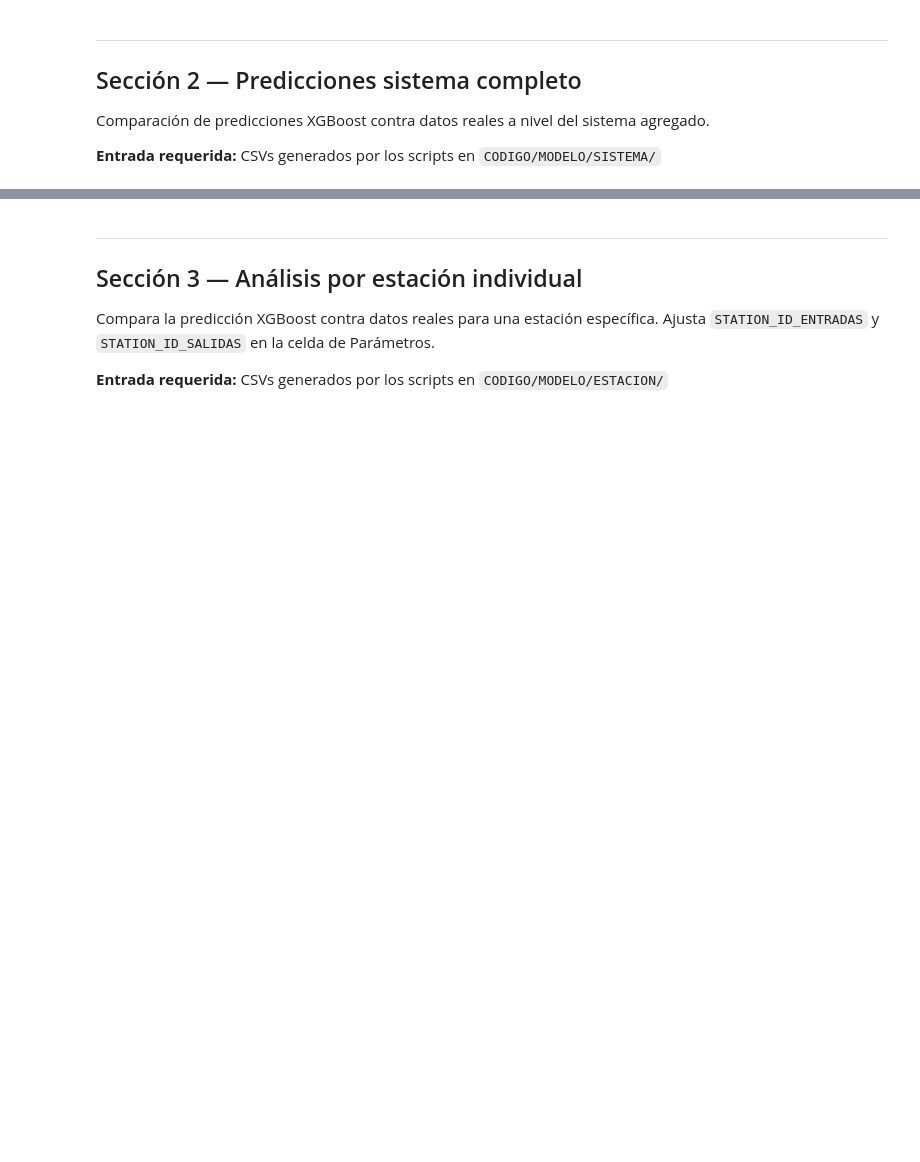
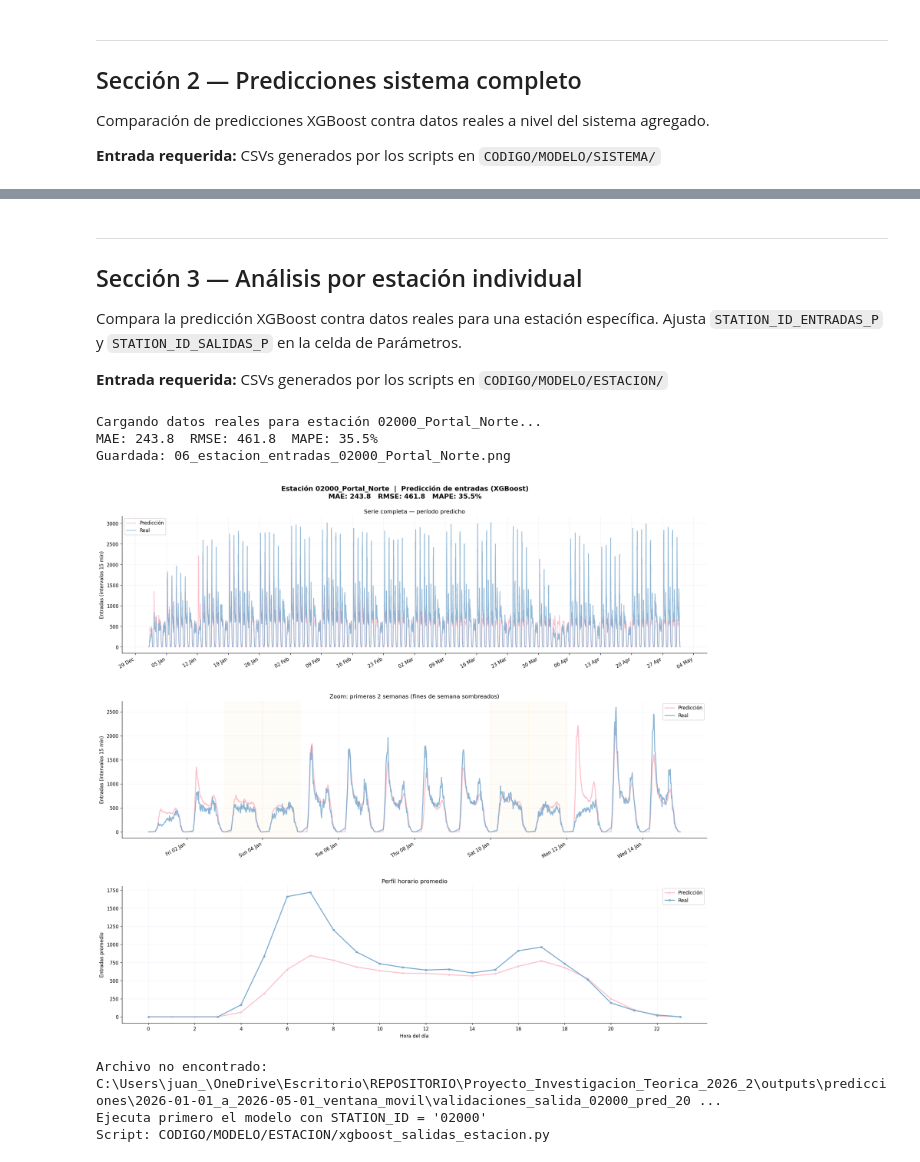
Before and after one commit to JuanR12/Proyecto_Investigacion_Teorica_2026_2, a Jupyter notebook: NOTEBOOKS/visualizaciones.ipynb, the cells around one changed output, grey strips where cells are left out. Drawn from its saved outputs; the diff is of its cells as text; code cells hidden in the pictures; blank space fills up the shorter version.

Commit message:
corrección de jupyter de visualizaciones

```diff
--- a/NOTEBOOKS/visualizaciones.ipynb
+++ b/NOTEBOOKS/visualizaciones.ipynb
@@ -63,8 +68,10 @@ AÑOS_HISTORICO = [2019, 2022, 2023, 2024, 2025]
 
 # ID de estación para las gráficas por estación individual (Sección 3)
 # IDs válidos en: outputs/catalogo_estaciones.parquet → columna station_id
-STATION_ID_ENTRADAS = "07107"
+STATION_ID_ENTRADAS = "02000"
 STATION_ID_SALIDAS  = "02000"
+STATION_ID_ENTRADAS_P = "02000_Portal_Norte"
+STATION_ID_SALIDAS_P = "02000_Portal_Norte"
 
 # Archivos CSV con predicciones del sistema completo (deben estar en outputs/predicciones/)
 CSV_PRED_ENTRADAS = "predicciones_2025_prueba.csv"
@@ -358,7 +384,7 @@ else:
 ## Sección 3 — Análisis por estación individual
 
 Compara la predicción XGBoost contra datos reales para una estación específica.
-Ajusta `STATION_ID_ENTRADAS` y `STATION_ID_SALIDAS` en la celda de Parámetros.
+Ajusta `STATION_ID_ENTRADAS_P` y `STATION_ID_SALIDAS_P` en la celda de Parámetros.
 
 **Entrada requerida:** CSVs generados por los scripts en `CODIGO/MODELO/ESTACION/`
 # %%
@@ -366,10 +392,10 @@ Ajusta `STATION_ID_ENTRADAS` y `STATION_ID_SALIDAS` en la celda de Parámetros.
 # Incluye serie completa, zoom 2 semanas y perfil horario (si hay datos reales).
 plt.close("all")
 
-RUTA_PRED_EST_E = RUTA_PREDS / f"validaciones_entrada_{STATION_ID_ENTRADAS}_pred_2025.csv"
+RUTA_PRED_EST_E = RUTA_PREDS_2026 / f"entradas_{STATION_ID_ENTRADAS_P}.csv"
 if not RUTA_PRED_EST_E.exists():
     print(f"Archivo no encontrado: {RUTA_PRED_EST_E}")
-    print(f"Ejecuta primero el modelo con STATION_ID = '{STATION_ID_ENTRADAS}'")
+    print(f"Ejecuta primero el modelo con STATION_ID = '{STATION_ID_ENTRADAS_P}'")
     print("Script: CODIGO/MODELO/ESTACION/xgboost_entradas_estacion.py")
 else:
     pred_est_e = (pd.read_csv(RUTA_PRED_EST_E, parse_dates=["datetime"])
@@ -377,7 +403,7 @@ else:
     INICIO_EST_E = pred_est_e["datetime"].min()
     FIN_EST_E    = pred_est_e["datetime"].max()
 
-    print(f"Cargando datos reales para estación {STATION_ID_ENTRADAS}...")
+    print(f"Cargando datos reales para estación {STATION_ID_ENTRADAS_P}...")
     partes_e = []
     for archivo in sorted(glob.glob(str(RUTA_PARQUET / "*-entradas.parquet"))):
         df_m = pd.read_parquet(archivo)
@@ -416,7 +442,7 @@ else:
 
     n_p = 3 if (comp_e is not None and len(comp_e) > 0) else 2
     fig, axes = plt.subplots(n_p, 1, figsize=(22, 6 * n_p))
-    titulo = f"Estación {STATION_ID_ENTRADAS}  |  Predicción de entradas (XGBoost)"
+    titulo = f"Estación {STATION_ID_ENTRADAS_P}  |  Predicción de entradas (XGBoost)"
     if mae_e is not None:
         titulo += f"\nMAE: {mae_e:,.1f}   RMSE: {rmse_e:,.1f}   MAPE: {mape_e:.1f}%"
     fig.suptitle(titulo, fontsize=14, fontweight="bold")
@@ -449,43 +475,48 @@ else:
             ax.axvspan(fecha, fecha + pd.Timedelta(days=1),
                        alpha=0.15, color=COLOR_FDS, zorder=0)
     ax.set_title("Zoom: primeras 2 semanas (fines de semana sombreados)")
     ax.set_ylabel("Entradas (intervalos 15 min)")
     ax.xaxis.set_major_formatter(mdates.DateFormatter("%a %d %b"))
     ax.xaxis.set_major_locator(mdates.DayLocator(interval=2))
     plt.setp(ax.xaxis.get_majorticklabels(), rotation=30, ha="right")
     ax.legend()
     ax.grid(True, alpha=0.2, color=COLOR_ACC)
 
     if n_p == 3 and comp_e is not None:
         perfil_h_pred = pred_est_e.groupby(pred_est_e["datetime"].dt.hour)["prediccion"].mean()
         perfil_h_real = comp_e.groupby(comp_e["datetime"].dt.hour)["entradas"].mean()
         ax = axes[2]
         ax.plot(perfil_h_pred.index, perfil_h_pred.values,
                 color=COLOR_PRED, lw=2, marker="o", ms=3, label="Predicción")
         ax.plot(perfil_h_real.index, perfil_h_real.values,
                 color=COLOR_REAL, lw=2, marker="s", ms=3, label="Real")
         ax.set_title("Perfil horario promedio")
         ax.set_xlabel("Hora del día")
         ax.set_ylabel("Entradas promedio")
         ax.set_xticks(range(0, 24, 2))
         ax.legend()
         ax.grid(True, alpha=0.2, color=COLOR_ACC)
 
     fig.subplots_adjust(top=0.93, hspace=0.35)
     if GUARDAR_FIGURAS:
-        salida = RUTA_FIGURAS / f"06_estacion_entradas_{STATION_ID_ENTRADAS}.png"
+        salida = RUTA_FIGURAS / f"06_estacion_entradas_{STATION_ID_ENTRADAS_P}.png"
         plt.savefig(salida, dpi=150, bbox_inches="tight")
         print(f"Guardada: {salida.name}")
     plt.show()
+# %% [output]
+Cargando datos reales para estación 02000_Portal_Norte...
+MAE: 243.8  RMSE: 461.8  MAPE: 35.5%
+Guardada: 06_estacion_entradas_02000_Portal_Norte.png
+[figure, added]
 # %%
 # Gráfica 7 — Predicción por estación: salidas
 # Misma estructura que la celda anterior pero para flujos de salida.
 plt.close("all")
 
-RUTA_PRED_EST_S = RUTA_PREDS / f"validaciones_salida_{STATION_ID_SALIDAS}_pred_2025.csv"
+RUTA_PRED_EST_S = RUTA_PREDS_2026 / f"salidas_{STATION_ID_SALIDAS_P}.csv"
 if not RUTA_PRED_EST_S.exists():
     print(f"Archivo no encontrado: {RUTA_PRED_EST_S}")
-    print(f"Ejecuta primero el modelo con STATION_ID = '{STATION_ID_SALIDAS}'")
+    print(f"Ejecuta primero el modelo con STATION_ID = '{STATION_ID_SALIDAS_P}'")
     print("Script: CODIGO/MODELO/ESTACION/xgboost_salidas_estacion.py")
 else:
     pred_est_s = (pd.read_csv(RUTA_PRED_EST_S, parse_dates=["datetime"])
@@ -532,7 +563,7 @@ else:
 
     n_p = 3 if (comp_s is not None and len(comp_s) > 0) else 2
     fig, axes = plt.subplots(n_p, 1, figsize=(22, 6 * n_p))
-    titulo = f"Estación {STATION_ID_SALIDAS}  |  Predicción de salidas (XGBoost)"
+    titulo = f"Estación {STATION_ID_SALIDAS_P}  |  Predicción de salidas (XGBoost)"
     if mae_s is not None:
         titulo += f"\nMAE: {mae_s:,.1f}   RMSE: {rmse_s:,.1f}   MAPE: {mape_s:.1f}%"
     fig.suptitle(titulo, fontsize=14, fontweight="bold")
@@ -589,7 +620,11 @@ else:
 
     fig.subplots_adjust(top=0.93, hspace=0.35)
     if GUARDAR_FIGURAS:
-        salida = RUTA_FIGURAS / f"07_estacion_salidas_{STATION_ID_SALIDAS}.png"
+        salida = RUTA_FIGURAS / f"07_estacion_salidas_{STATION_ID_SALIDAS_P}.png"
         plt.savefig(salida, dpi=150, bbox_inches="tight")
         print(f"Guardada: {salida.name}")
     plt.show()
+# %% [output]
+Archivo no encontrado: C:\Users\juan_\OneDrive\Escritorio\REPOSITORIO\Proyecto_Investigacion_Teorica_2026_2\outputs\predicciones\2026-01-01_a_2026-05-01_ventana_movil\validaciones_salida_02000_pred_20 ...
+Ejecuta primero el modelo con STATION_ID = '02000'
+Script: CODIGO/MODELO/ESTACION/xgboost_salidas_estacion.py
```
Also changed, not shown: parts of 5 cells of this notebook, 6 other files.
